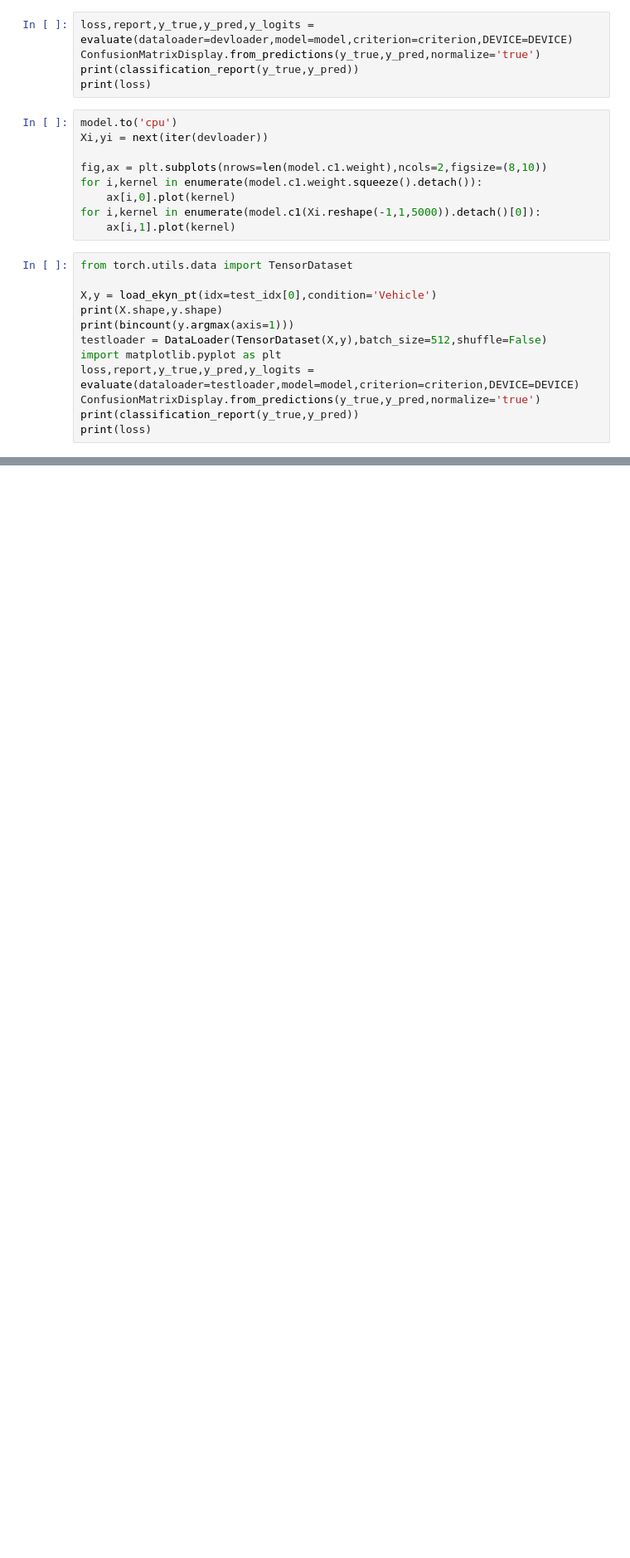
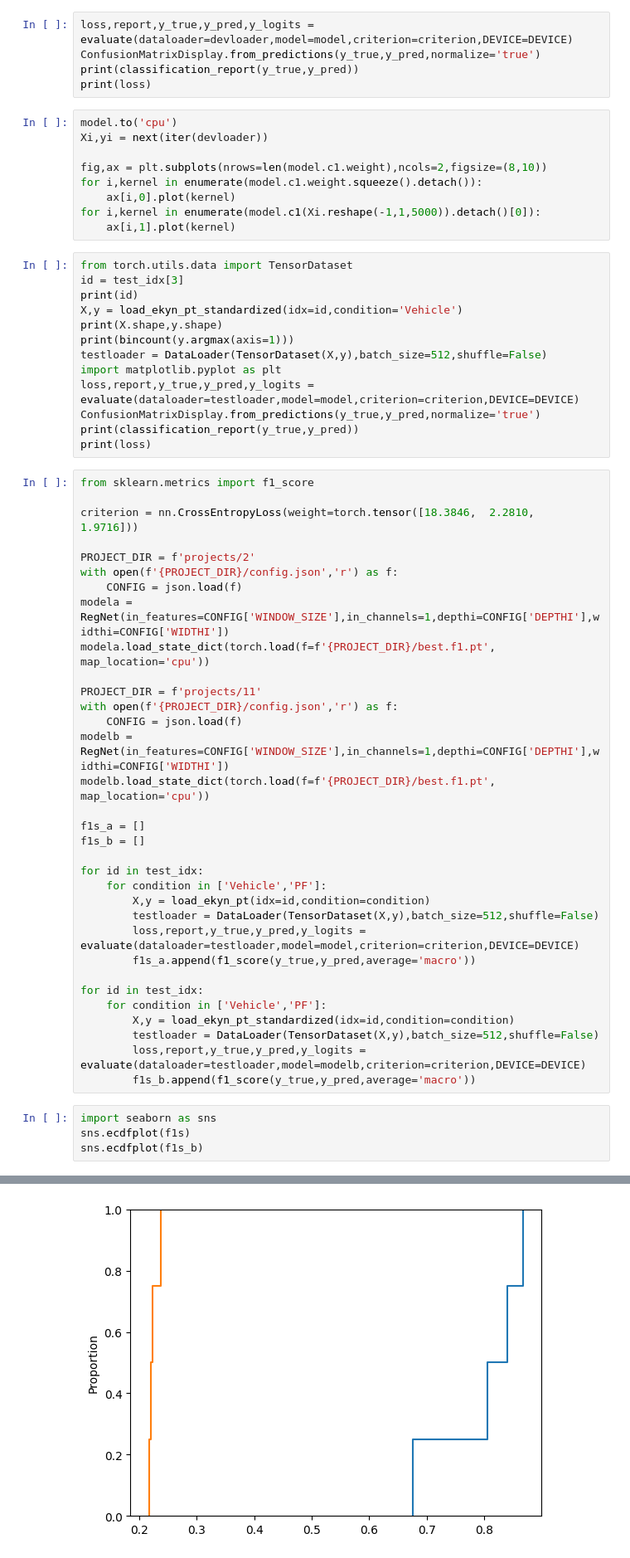
Before and after one commit to smithandrewk/sleep_ml, a Jupyter notebook: eval_resnet.ipynb, the cells around one changed output, grey strips where cells are left out. Shown at 83% size. Cells and saved outputs as stored; diff of their text form; blank space fills up the shorter version.

```diff
--- a/eval_resnet.ipynb
+++ b/eval_resnet.ipynb
@@ -60,8 +59,9 @@ for i,kernel in enumerate(model.c1(Xi.reshape(-1,1,5000)).detach()[0]):
     ax[i,1].plot(kernel)
 # %%
 from torch.utils.data import TensorDataset
-
-X,y = load_ekyn_pt(idx=test_idx[0],condition='Vehicle')
+id = test_idx[3]
+print(id)
+X,y = load_ekyn_pt_standardized(idx=id,condition='Vehicle')
 print(X.shape,y.shape)
 print(bincount(y.argmax(axis=1)))
 testloader = DataLoader(TensorDataset(X,y),batch_size=512,shuffle=False)
@@ -70,3 +70,41 @@ loss,report,y_true,y_pred,y_logits = evaluate(dataloader=testloader,model=model,
 ConfusionMatrixDisplay.from_predictions(y_true,y_pred,normalize='true')
 print(classification_report(y_true,y_pred))
 print(loss)
+# %%
+from sklearn.metrics import f1_score
+
+criterion = nn.CrossEntropyLoss(weight=torch.tensor([18.3846,  2.2810,  1.9716]))
+
+PROJECT_DIR = f'projects/2'
+with open(f'{PROJECT_DIR}/config.json','r') as f:
+    CONFIG = json.load(f)
+modela = RegNet(in_features=CONFIG['WINDOW_SIZE'],in_channels=1,depthi=CONFIG['DEPTHI'],widthi=CONFIG['WIDTHI'])
+modela.load_state_dict(torch.load(f=f'{PROJECT_DIR}/best.f1.pt', map_location='cpu'))
+
+PROJECT_DIR = f'projects/11'
+with open(f'{PROJECT_DIR}/config.json','r') as f:
+    CONFIG = json.load(f)
+modelb = RegNet(in_features=CONFIG['WINDOW_SIZE'],in_channels=1,depthi=CONFIG['DEPTHI'],widthi=CONFIG['WIDTHI'])
+modelb.load_state_dict(torch.load(f=f'{PROJECT_DIR}/best.f1.pt', map_location='cpu'))
+
+f1s_a = []
+f1s_b = []
+
+for id in test_idx:
+    for condition in ['Vehicle','PF']:
+        X,y = load_ekyn_pt(idx=id,condition=condition)
+        testloader = DataLoader(TensorDataset(X,y),batch_size=512,shuffle=False)
+        loss,report,y_true,y_pred,y_logits = evaluate(dataloader=testloader,model=model,criterion=criterion,DEVICE=DEVICE)
+        f1s_a.append(f1_score(y_true,y_pred,average='macro'))
+
+for id in test_idx:
+    for condition in ['Vehicle','PF']:
+        X,y = load_ekyn_pt_standardized(idx=id,condition=condition)
+        testloader = DataLoader(TensorDataset(X,y),batch_size=512,shuffle=False)
+        loss,report,y_true,y_pred,y_logits = evaluate(dataloader=testloader,model=modelb,criterion=criterion,DEVICE=DEVICE)
+        f1s_b.append(f1_score(y_true,y_pred,average='macro'))
+# %%
+import seaborn as sns
+sns.ecdfplot(f1s)
+sns.ecdfplot(f1s_b)
+# %% [output]
@@ -73,3 +112,4 @@ print(loss)
+[figure, added]
 # %%
 import matplotlib.patches as patches
 start = 0
```
Also changed, not shown: parts of 4 cells of this notebook, 7 other files.
